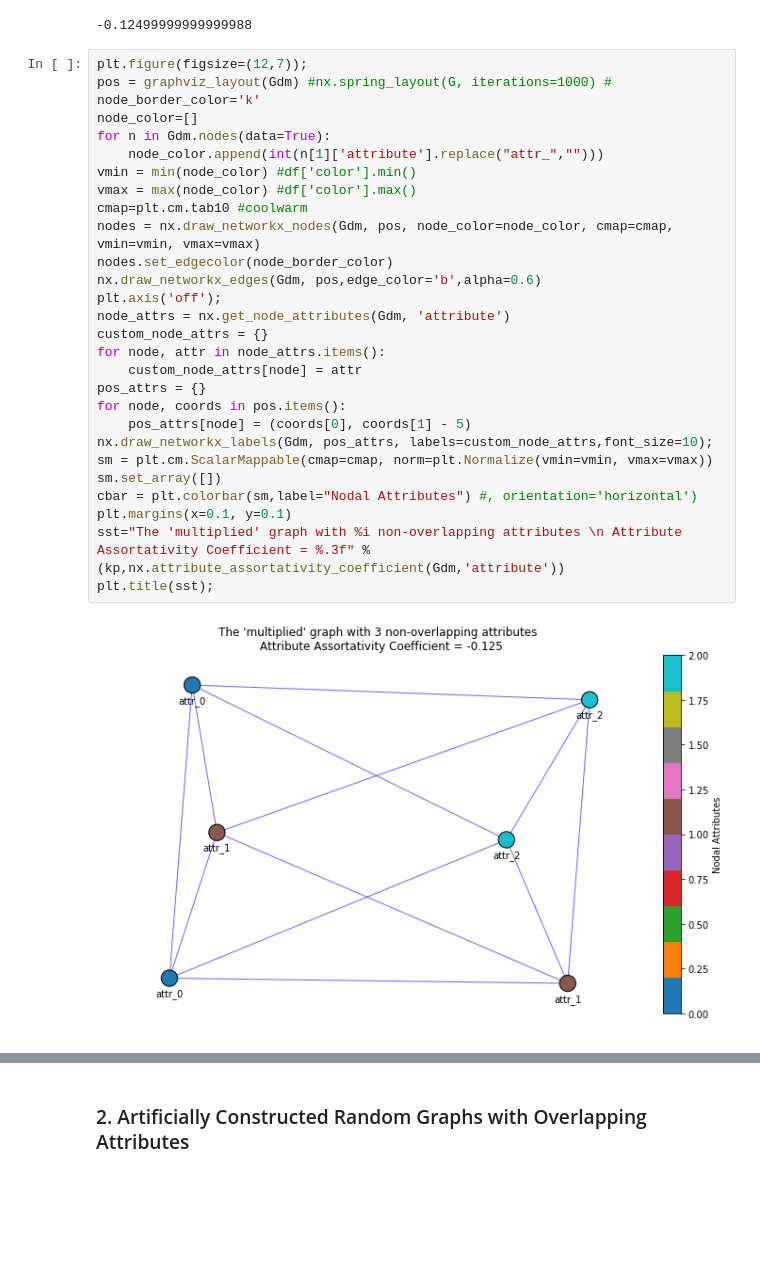
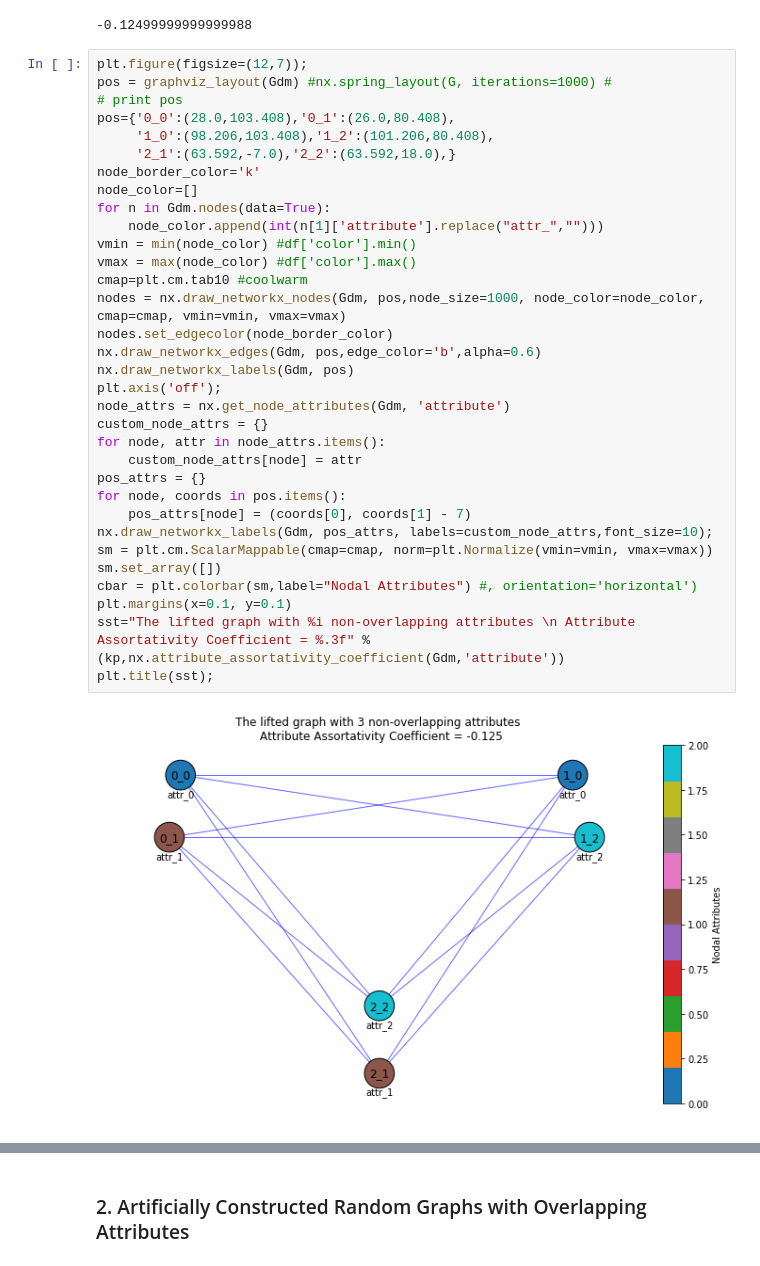
Before and after one commit to mboudour/GraphMultilayerity, a Jupyter notebook: assortativity.ipynb, the cells around one changed output, grey strips where cells are left out. Cells and saved outputs as stored; diff of their text form; blank space fills up the shorter version.

```diff
--- a/assortativity.ipynb
+++ b/assortativity.ipynb
@@ -84,30 +115,35 @@ nx.attribute_assortativity_coefficient(Gdm,'attribute')
 # %%
 plt.figure(figsize=(12,7));
 pos = graphviz_layout(Gdm) #nx.spring_layout(G, iterations=1000) #
+# print pos
+pos={'0_0':(28.0,103.408),'0_1':(26.0,80.408),
+     '1_0':(98.206,103.408),'1_2':(101.206,80.408),
+     '2_1':(63.592,-7.0),'2_2':(63.592,18.0),}
 node_border_color='k'
 node_color=[]
 for n in Gdm.nodes(data=True):
     node_color.append(int(n[1]['attribute'].replace("attr_","")))
 vmin = min(node_color) #df['color'].min()
 vmax = max(node_color) #df['color'].max()
 cmap=plt.cm.tab10 #coolwarm
-nodes = nx.draw_networkx_nodes(Gdm, pos, node_color=node_color, cmap=cmap, vmin=vmin, vmax=vmax)
+nodes = nx.draw_networkx_nodes(Gdm, pos,node_size=1000, node_color=node_color, cmap=cmap, vmin=vmin, vmax=vmax)
 nodes.set_edgecolor(node_border_color)
 nx.draw_networkx_edges(Gdm, pos,edge_color='b',alpha=0.6)
+nx.draw_networkx_labels(Gdm, pos)
 plt.axis('off');
 node_attrs = nx.get_node_attributes(Gdm, 'attribute')
 custom_node_attrs = {}
 for node, attr in node_attrs.items():
     custom_node_attrs[node] = attr
 pos_attrs = {}
 for node, coords in pos.items():
-    pos_attrs[node] = (coords[0], coords[1] - 5)
+    pos_attrs[node] = (coords[0], coords[1] - 7)
 nx.draw_networkx_labels(Gdm, pos_attrs, labels=custom_node_attrs,font_size=10);
 sm = plt.cm.ScalarMappable(cmap=cmap, norm=plt.Normalize(vmin=vmin, vmax=vmax))
 sm.set_array([])
 cbar = plt.colorbar(sm,label="Nodal Attributes") #, orientation='horizontal')
 plt.margins(x=0.1, y=0.1)
-sst="The 'multiplied' graph with %i non-overlapping attributes \n Attribute Assortativity Coefficient = %.3f" %(kp,nx.attribute_assortativity_coefficient(Gdm,'attribute'))
+sst="The lifted graph with %i non-overlapping attributes \n Attribute Assortativity Coefficient = %.3f" %(kp,nx.attribute_assortativity_coefficient(Gdm,'attribute'))
 plt.title(sst);
 # %% [output]
-[figure, old version]
+[figure, new version]
```
Also changed, not shown: parts of 11 cells of this notebook.
